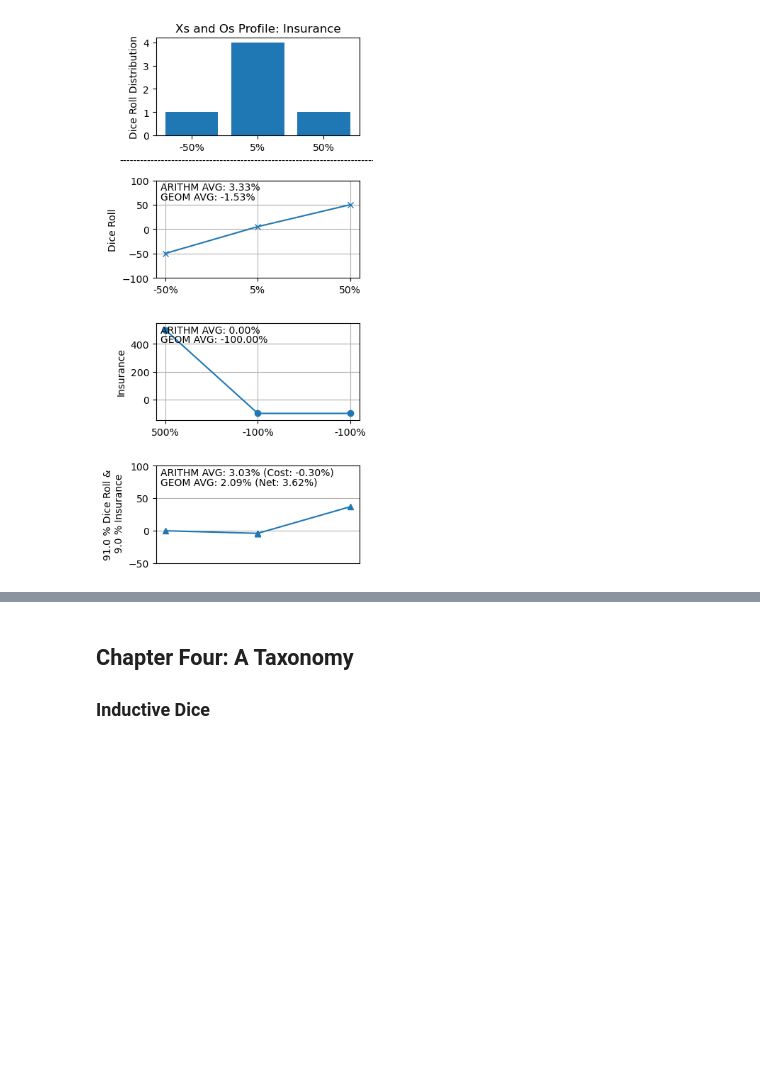
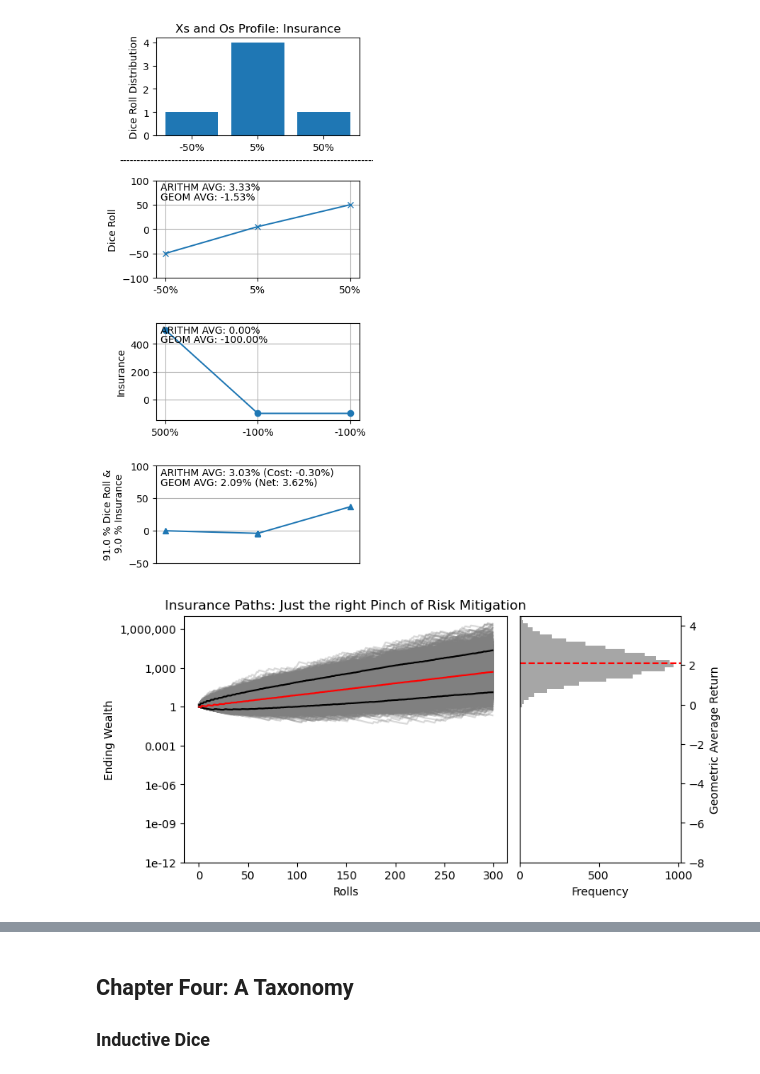
Before and after one commit to niklas-fischer/safehaven, a Jupyter notebook: notebooks/main.ipynb, the cells around one changed output, grey strips where cells are left out. Cells and saved outputs as stored; diff of their text form; code cells hidden in the pictures; blank space fills up the shorter version.

```diff
--- a/notebooks/main.ipynb
+++ b/notebooks/main.ipynb
@@ -306,10 +303,10 @@ insurance.outcomes
 array([6., 0., 0., 0., 0., 0.])
 # %%
 # Setting ratio for dice to insurance
-dice_to_insurance = np.array([0.91, 0.09])
+dice_to_insurance_ratio = np.array([0.91, 0.09])
 # %%
 # Creating new BetComparison object for dice to insurance
-dice_to_insurance = bet.BetComparison(dice, insurance, dice_to_insurance)
+dice_to_insurance = bet.BetComparison(dice, insurance, dice_to_insurance_ratio)
 dice_to_insurance.__dict__
 # %% [output]
 {'bet1_name': 'dice roll',
@@ -327,3 +324,8 @@ dice_to_insurance.__dict__
 kellycriterion.plot_xo_profile(dice, insurance, dice_to_insurance, "Insurance")
 # %% [output]
 [figure]
+# %%
+# Plotting insurance paths
+nietzschesdemon.plot_random_walk_frequency_distribution(num_walks, num_rolls, dice_to_insurance.outcomes, 'Insurance Paths: Just the right Pinch of Risk Mitigation')
+# %% [output]
+[figure, added]
```
Also changed, not shown: parts of 14 cells of this notebook.
